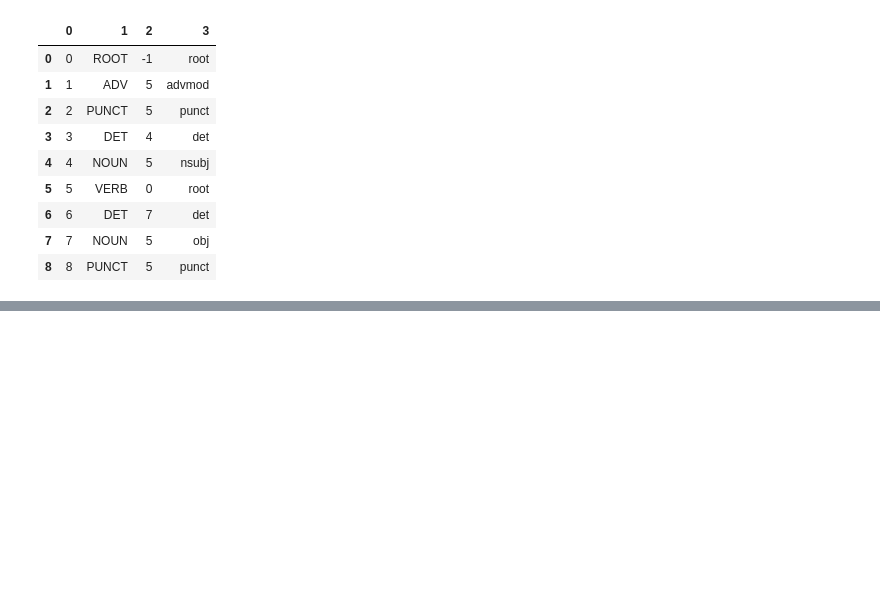
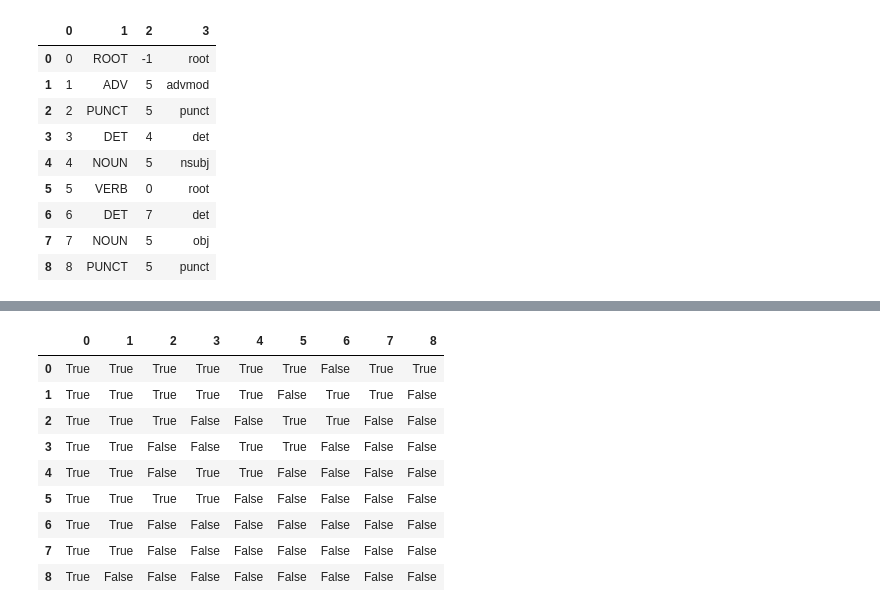
Before and after one commit to LouisGerard/Eisner, a Jupyter notebook: Eisner.ipynb, the cells around one changed output, grey strips where cells are left out. Drawn from its saved outputs; the diff is of its cells as text; code cells hidden in the pictures; blank space fills up the shorter version.

```diff
--- a/Eisner.ipynb
+++ b/Eisner.ipynb
@@ -394 +467,8 @@ full_left, full_right, full_max, part_left, part_right, part_left_max, part_righ
+# %%
+def color(val):
+    if val:
+        color = 'green'
+    else:
+        color = 'red'
+    return 'background-color: %s' % color
 # %%
@@ -407 +502,15 @@ pd.DataFrame(full_left)
+# %%
+df = full_left == true_full_left
+df.style.applymap(color)
+# %% [output]
+|  | 0 | 1 | 2 | 3 | 4 | 5 | 6 | 7 | 8 |
+| 0 | True | True | True | True | True | True | False | True | True |
+| 1 | True | True | True | True | True | False | True | True | False |
+| 2 | True | True | True | False | False | True | True | False | False |
+| 3 | True | True | False | False | True | True | False | False | False |
+| 4 | True | True | False | True | True | False | False | False | False |
+| 5 | True | True | True | True | False | False | False | False | False |
+| 6 | True | True | False | False | False | False | False | False | False |
+| 7 | True | True | False | False | False | False | False | False | False |
+| 8 | True | False | False | False | False | False | False | False | False |
 # %%
```
Also changed, not shown: parts of 32 cells of this notebook, 1 other file.
